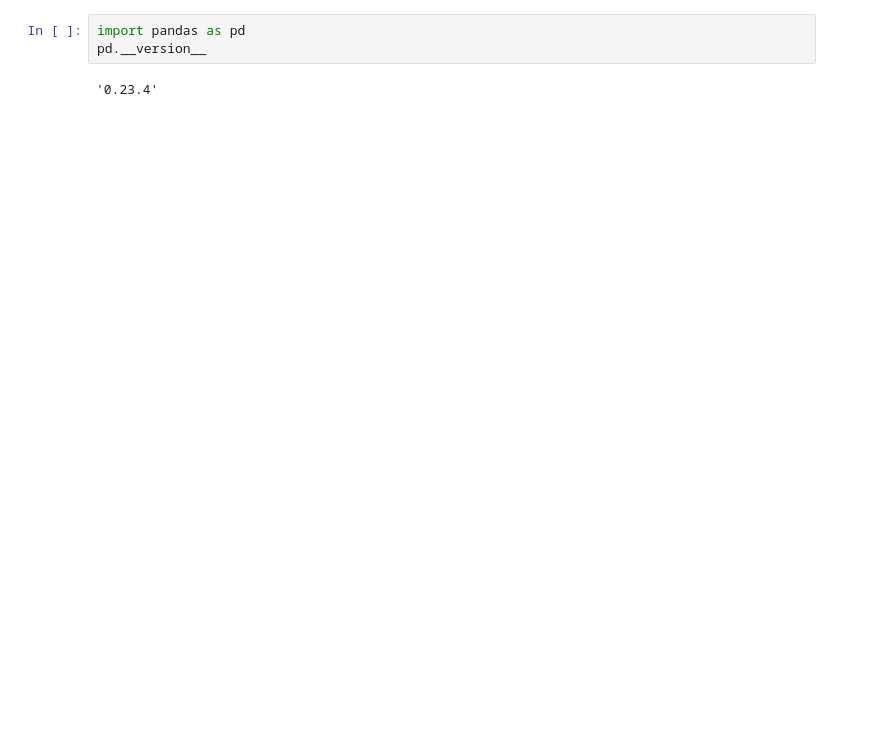
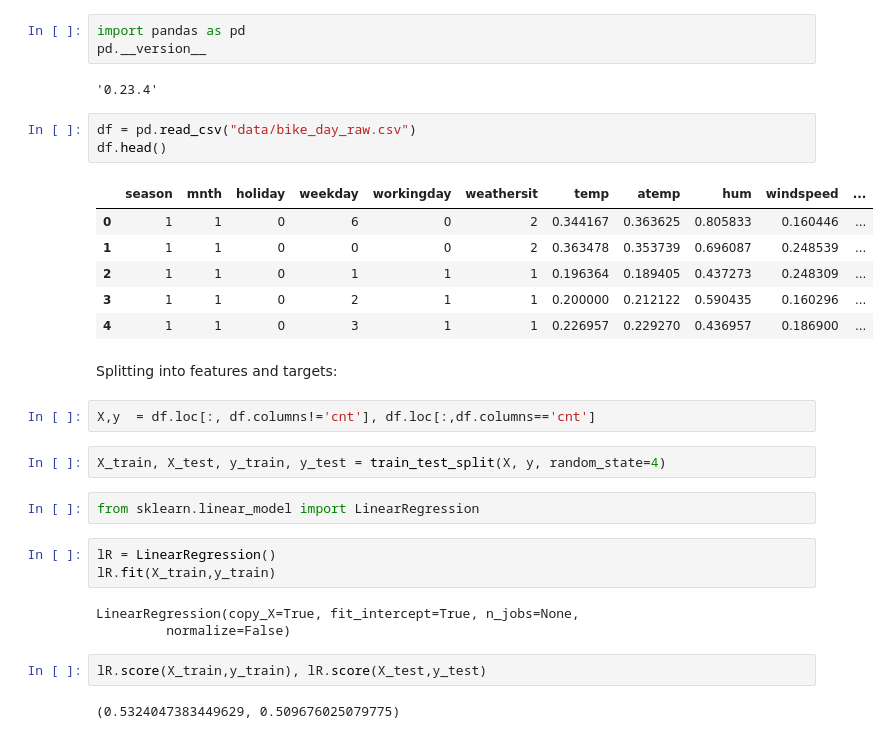
Before and after one commit to data-ml/advanced_training, a Jupyter notebook: 01.1 Review of Supervised Learning.ipynb, the cells around one changed output. Saved outputs shown, nothing was run; the diff lists cells and outputs as text; blank space fills up the shorter version.

```diff
--- a/01.1 Review of Supervised Learning.ipynb
+++ b/01.1 Review of Supervised Learning.ipynb
@@ -153,3 +132,31 @@ import pandas as pd
 pd.__version__
 # %% [output]
 '0.23.4'
+# %%
+df = pd.read_csv("data/bike_day_raw.csv")
+df.head()
+# %% [output]
+|  | season | mnth | holiday | weekday | workingday | weathersit | temp | atemp | hum | windspeed | ... |
+| 0 | 1 | 1 | 0 | 6 | 0 | 2 | 0.344167 | 0.363625 | 0.805833 | 0.160446 | ... |
+| 1 | 1 | 1 | 0 | 0 | 0 | 2 | 0.363478 | 0.353739 | 0.696087 | 0.248539 | ... |
+| 2 | 1 | 1 | 0 | 1 | 1 | 1 | 0.196364 | 0.189405 | 0.437273 | 0.248309 | ... |
+| 3 | 1 | 1 | 0 | 2 | 1 | 1 | 0.200000 | 0.212122 | 0.590435 | 0.160296 | ... |
+| 4 | 1 | 1 | 0 | 3 | 1 | 1 | 0.226957 | 0.229270 | 0.436957 | 0.186900 | ... |
+# %% [markdown]
+Splitting into features and targets:
+# %%
+X,y  = df.loc[:, df.columns!='cnt'], df.loc[:,df.columns=='cnt']
+# %%
+X_train, X_test, y_train, y_test = train_test_split(X, y, random_state=4)
+# %%
+from sklearn.linear_model import LinearRegression
+# %%
+lR = LinearRegression()
+lR.fit(X_train,y_train)
+# %% [output]
+LinearRegression(copy_X=True, fit_intercept=True, n_jobs=None,
+         normalize=False)
+# %%
+lR.score(X_train,y_train), lR.score(X_test,y_test)
+# %% [output]
+(0.5324047383449629, 0.509676025079775)
```
Also changed, not shown: parts of 9 cells of this notebook.
